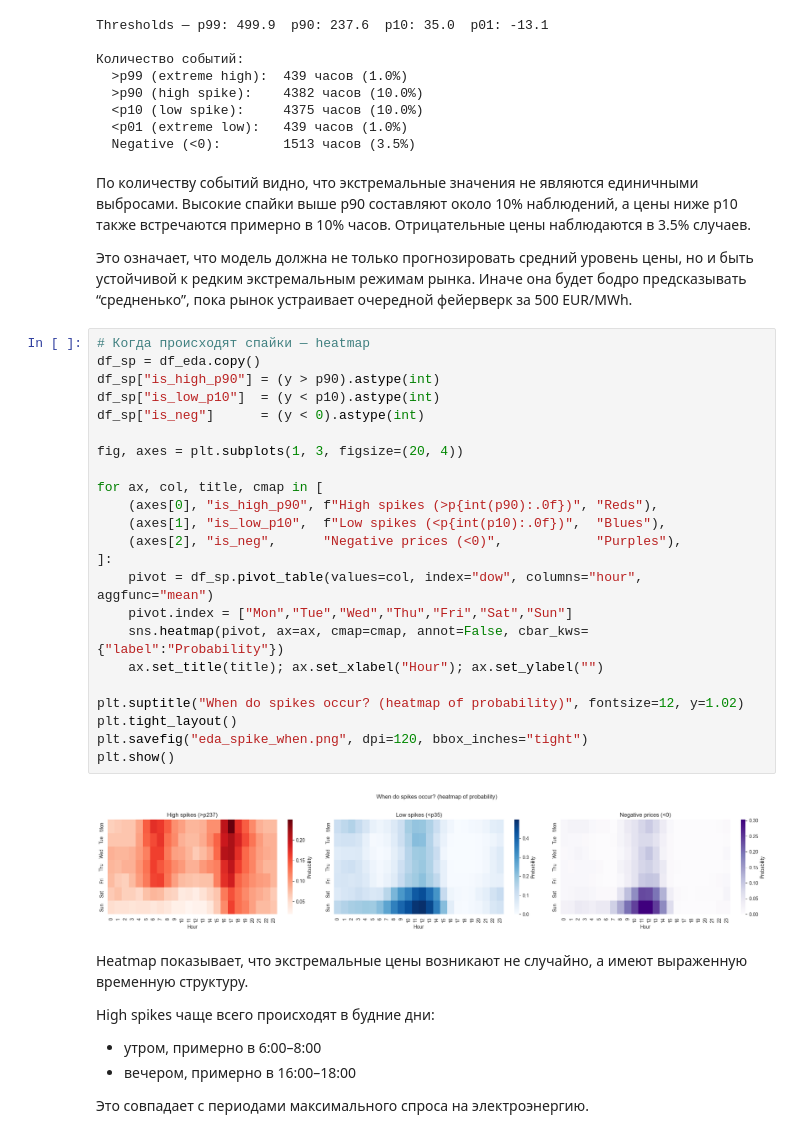
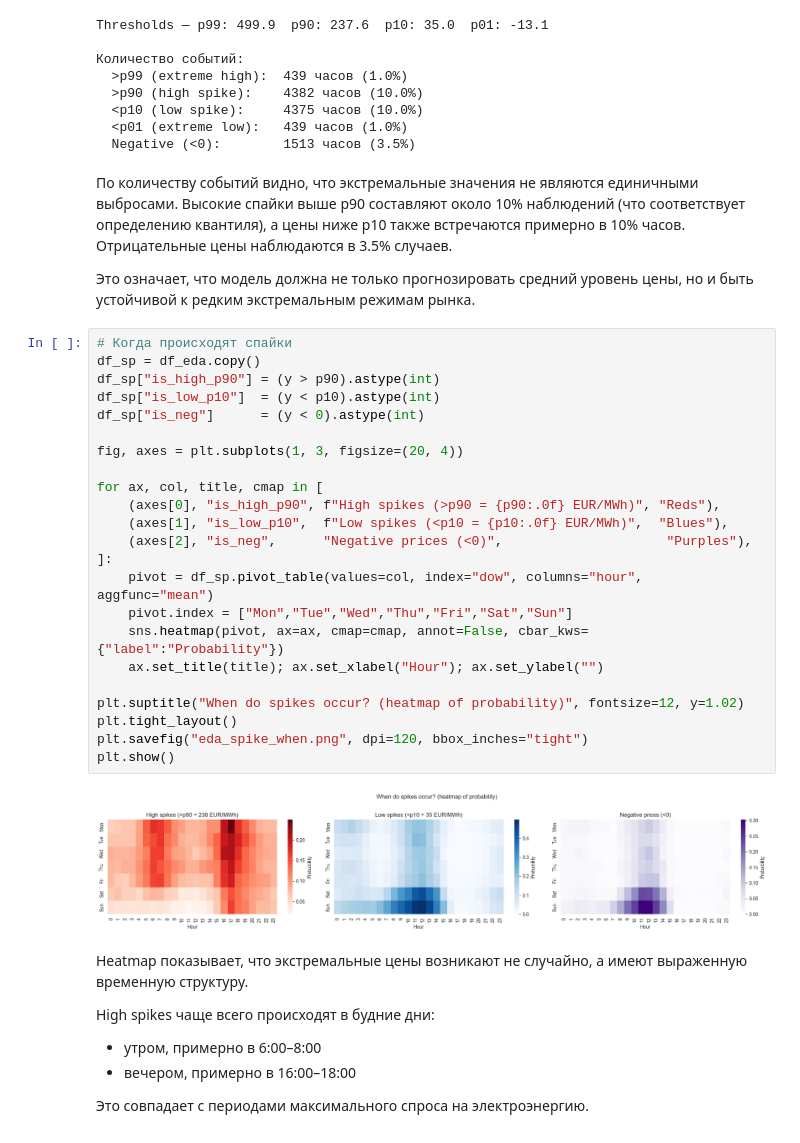
Before and after one commit to ElenaIbr/electricity-price-forecasting-nl, a Jupyter notebook: notebooks/02_eda.ipynb, the cells around one changed output. Saved outputs shown, nothing was run; the diff lists cells and outputs as text.

```diff
--- a/notebooks/02_eda.ipynb
+++ b/notebooks/02_eda.ipynb
@@ -402,34 +425,34 @@ Thresholds — p99: 499.9  p90: 237.6  p10: 35.0  p01: -13.1
   <p01 (extreme low):   439 часов (1.0%)
   Negative (<0):        1513 часов (3.5%)
 # %% [markdown]
-По количеству событий видно, что экстремальные значения не являются единичными выбросами. Высокие спайки выше p90 составляют около 10% наблюдений, а цены ниже p10 также встречаются примерно в 10% часов. Отрицательные цены наблюдаются в 3.5% случаев.
+По количеству событий видно, что экстремальные значения не являются единичными выбросами. Высокие спайки выше p90 составляют около 10% наблюдений (что соответствует определению квантиля), а цены ниже p10 также встречаются примерно в 10% часов. Отрицательные цены наблюдаются в 3.5% случаев.
 
-Это означает, что модель должна не только прогнозировать средний уровень цены, но и быть устойчивой к редким экстремальным режимам рынка. Иначе она будет бодро предсказывать “средненько”, пока рынок устраивает очередной фейерверк за 500 EUR/MWh.
+Это означает, что модель должна не только прогнозировать средний уровень цены, но и быть устойчивой к редким экстремальным режимам рынка.
 # %%
-# Когда происходят спайки — heatmap
+# Когда происходят спайки
 df_sp = df_eda.copy()
 df_sp["is_high_p90"] = (y > p90).astype(int)
 df_sp["is_low_p10"]  = (y < p10).astype(int)
 df_sp["is_neg"]      = (y < 0).astype(int)
 
 fig, axes = plt.subplots(1, 3, figsize=(20, 4))
 
 for ax, col, title, cmap in [
-    (axes[0], "is_high_p90", f"High spikes (>p{int(p90):.0f})", "Reds"),
-    (axes[1], "is_low_p10",  f"Low spikes (<p{int(p10):.0f})",  "Blues"),
-    (axes[2], "is_neg",      "Negative prices (<0)",            "Purples"),
+    (axes[0], "is_high_p90", f"High spikes (>p90 = {p90:.0f} EUR/MWh)", "Reds"),
+    (axes[1], "is_low_p10",  f"Low spikes (<p10 = {p10:.0f} EUR/MWh)",  "Blues"),
+    (axes[2], "is_neg",      "Negative prices (<0)",                     "Purples"),
 ]:
     pivot = df_sp.pivot_table(values=col, index="dow", columns="hour", aggfunc="mean")
     pivot.index = ["Mon","Tue","Wed","Thu","Fri","Sat","Sun"]
     sns.heatmap(pivot, ax=ax, cmap=cmap, annot=False, cbar_kws={"label":"Probability"})
     ax.set_title(title); ax.set_xlabel("Hour"); ax.set_ylabel("")
 
 plt.suptitle("When do spikes occur? (heatmap of probability)", fontsize=12, y=1.02)
 plt.tight_layout()
 plt.savefig("eda_spike_when.png", dpi=120, bbox_inches="tight")
 plt.show()
 # %% [output]
-[figure, old version]
+[figure, new version]
 # %% [markdown]
 Heatmap показывает, что экстремальные цены возникают не случайно, а имеют выраженную временную структуру.
 
```
Also changed, not shown: parts of 22 cells of this notebook.
